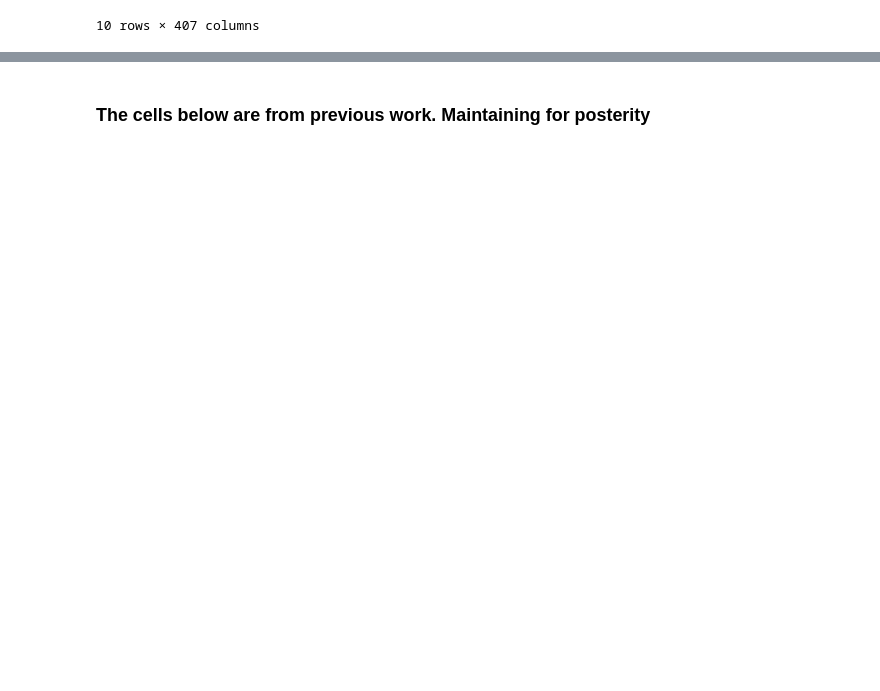
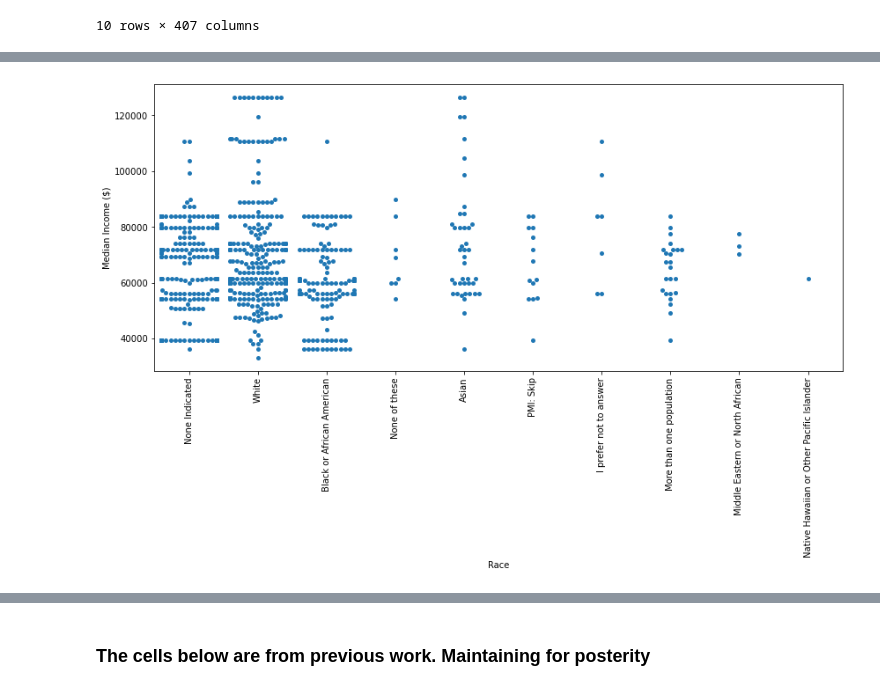
Before and after one commit to kgrillaert/preterm_birth, a Jupyter notebook: AS_KG_Preterm_Birth.ipynb, the cells around one changed output, grey strips where cells are left out. Drawn from its saved outputs; the diff is of its cells as text; code cells hidden in the pictures; blank space fills up the shorter version.

```diff
--- a/AS_KG_Preterm_Birth.ipynb
+++ b/AS_KG_Preterm_Birth.ipynb
@@ -887,0 +939,12 @@ combined_df.head(10)
+# %%
+# Swarm plot for race & median income
+plt.figure(figsize=(14,6))
+sns.swarmplot(data = combined_df,
+             x = combined_df.race_df3,
+             y = combined_df.median_income_df4)
+plt.xlabel("Race")
+plt.ylabel("Median Income ($)")
+plt.xticks(rotation=90)
+plt.show()
+# %% [output]
+[figure, added]
```
Also changed, not shown: parts of 20 cells of this notebook.
